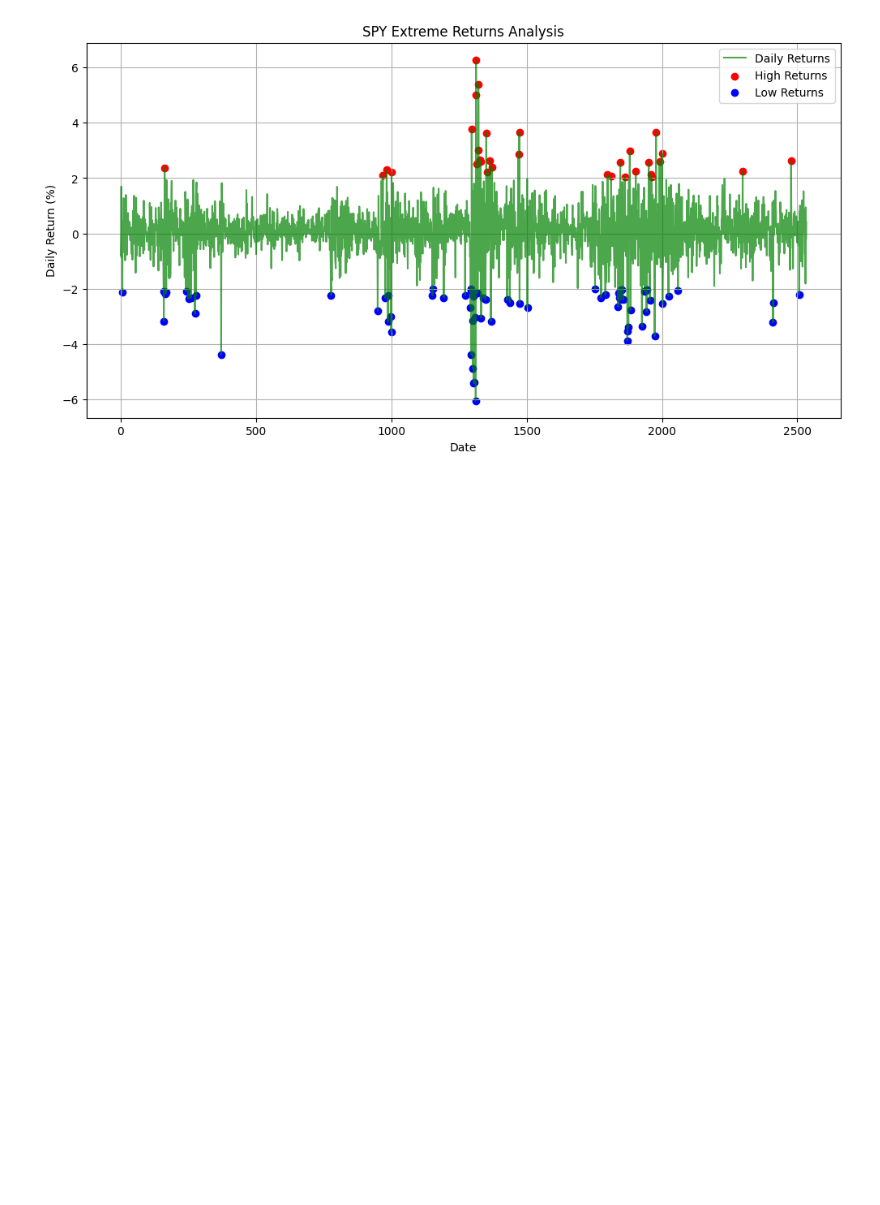
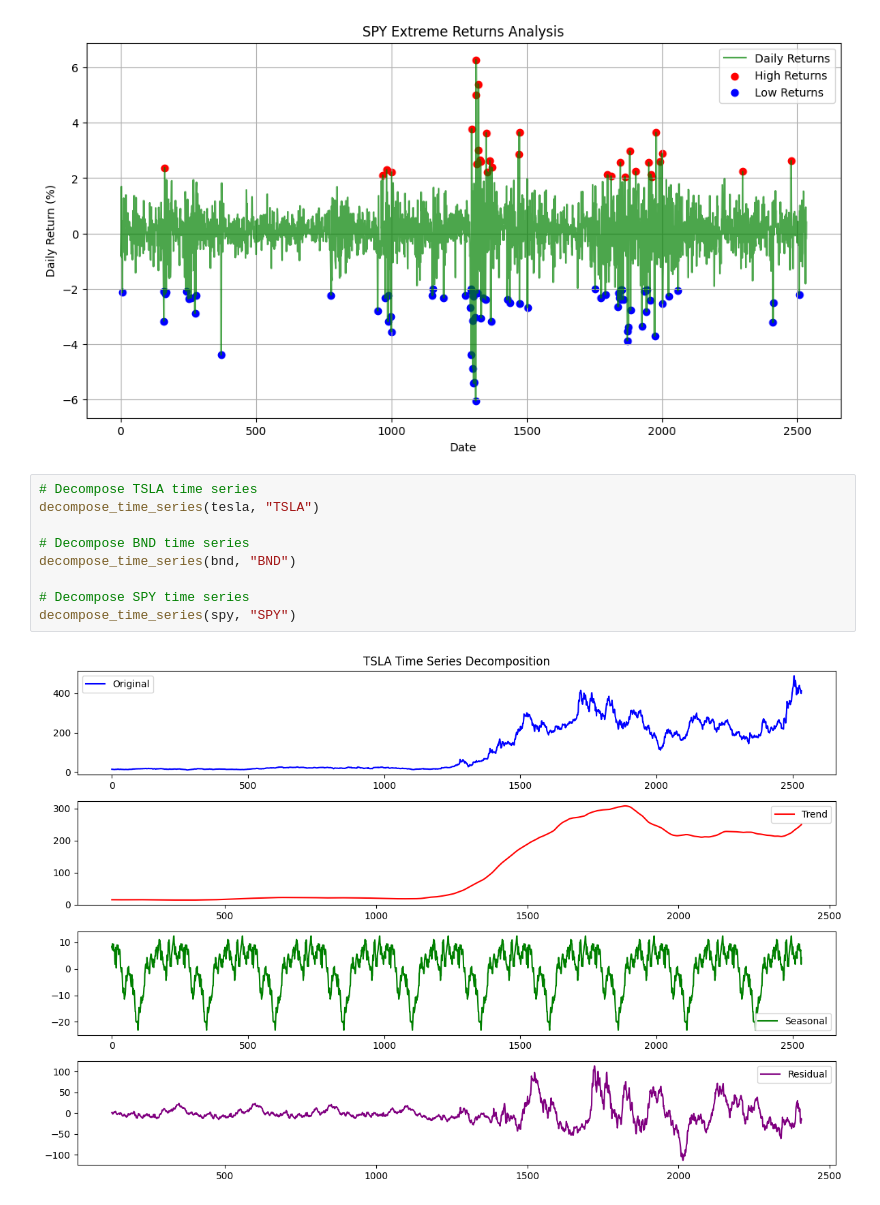
Before and after one commit to dagiteferi/TimeSeries-Portfolio-Optimization, a Jupyter notebook: notebooks/Preprocess_Explore_Data.ipynb, the cells around one changed output. Cells and saved outputs as stored; diff of their text form; blank space fills up the shorter version.

Commit message:
Add logging for time series decomposition of TSLA, BND, and SPY

```diff
--- a/notebooks/Preprocess_Explore_Data.ipynb
+++ b/notebooks/Preprocess_Explore_Data.ipynb
@@ -157,3 +159,14 @@ analyze_extreme_returns(spy, "SPY")
 [figure]
 [figure]
 [figure]
+# %%
+# Decompose TSLA time series
+decompose_time_series(tesla, "TSLA")
+
+# Decompose BND time series
+decompose_time_series(bnd, "BND")
+
+# Decompose SPY time series
+decompose_time_series(spy, "SPY")
+# %% [output]
+[figure, added]
```
Also changed, not shown: parts of 2 cells of this notebook, 2 other files.
